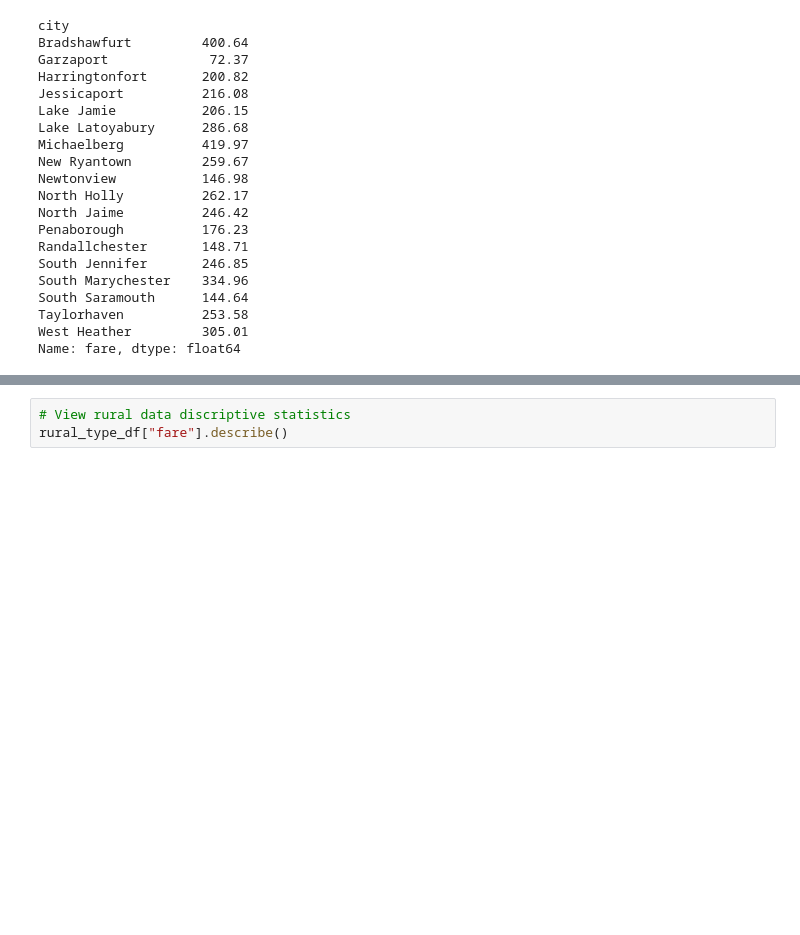
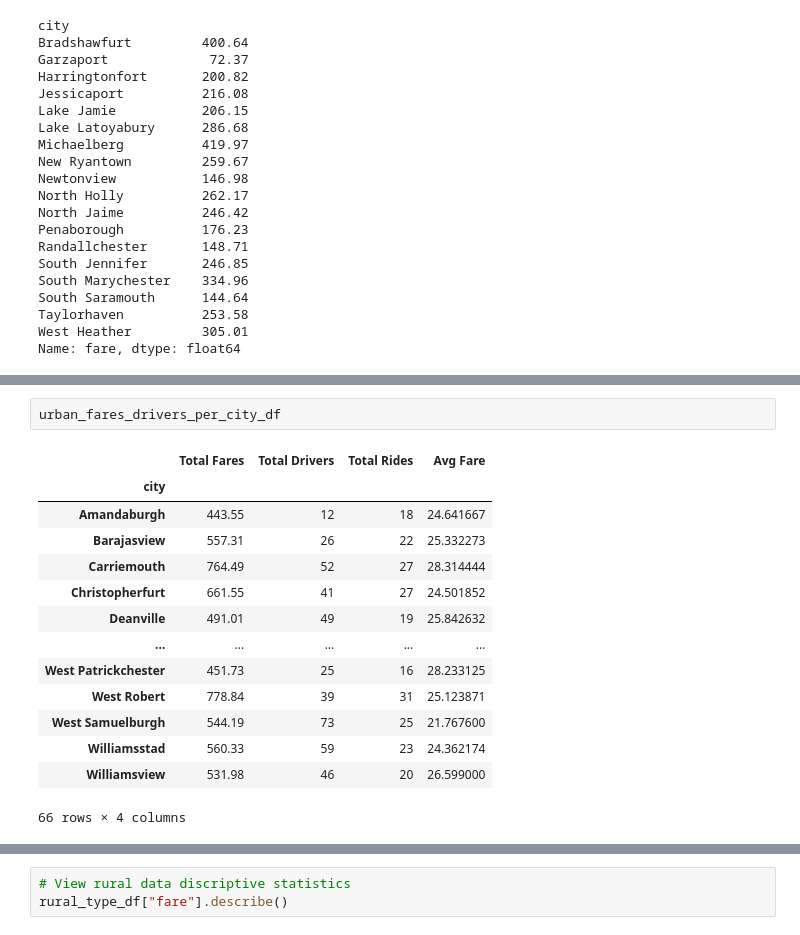
Before and after one commit to wattsr1/PyBer_Analysis, a Jupyter notebook: PyBer_Challenge.ipynb, the cells around one changed output, grey strips where cells are left out. Saved outputs shown, nothing was run; the diff lists cells and outputs as text; blank space fills up the shorter version.

```diff
--- a/PyBer_Challenge.ipynb
+++ b/PyBer_Challenge.ipynb
@@ -475,5 +478,22 @@ rural_fares_drivers_per_city_df
 | South Saramouth | 144.64 | 7 | 4 | 36.160000 |
 | Taylorhaven | 253.58 | 1 | 6 | 42.263333 |
 | West Heather | 305.01 | 4 | 9 | 33.890000 |
+# %%
+urban_fares_drivers_per_city_df
+# %% [output]
+|  | Total Fares | Total Drivers | Total Rides | Avg Fare |
+| city |  |  |  |  |
+| Amandaburgh | 443.55 | 12 | 18 | 24.641667 |
+| Barajasview | 557.31 | 26 | 22 | 25.332273 |
+| Carriemouth | 764.49 | 52 | 27 | 28.314444 |
+| Christopherfurt | 661.55 | 41 | 27 | 24.501852 |
+| Deanville | 491.01 | 49 | 19 | 25.842632 |
+| ... | ... | ... | ... | ... |
+| West Patrickchester | 451.73 | 25 | 16 | 28.233125 |
+| West Robert | 778.84 | 39 | 31 | 25.123871 |
+| West Samuelburgh | 544.19 | 73 | 25 | 21.767600 |
+| Williamsstad | 560.33 | 59 | 23 | 24.362174 |
+| Williamsview | 531.98 | 46 | 20 | 26.599000 |
+66 rows × 4 columns
 # %%
 # Create scatterplot of the ride data by type and average ride
```
Also changed, not shown: parts of 17 cells of this notebook, 10 other files.
